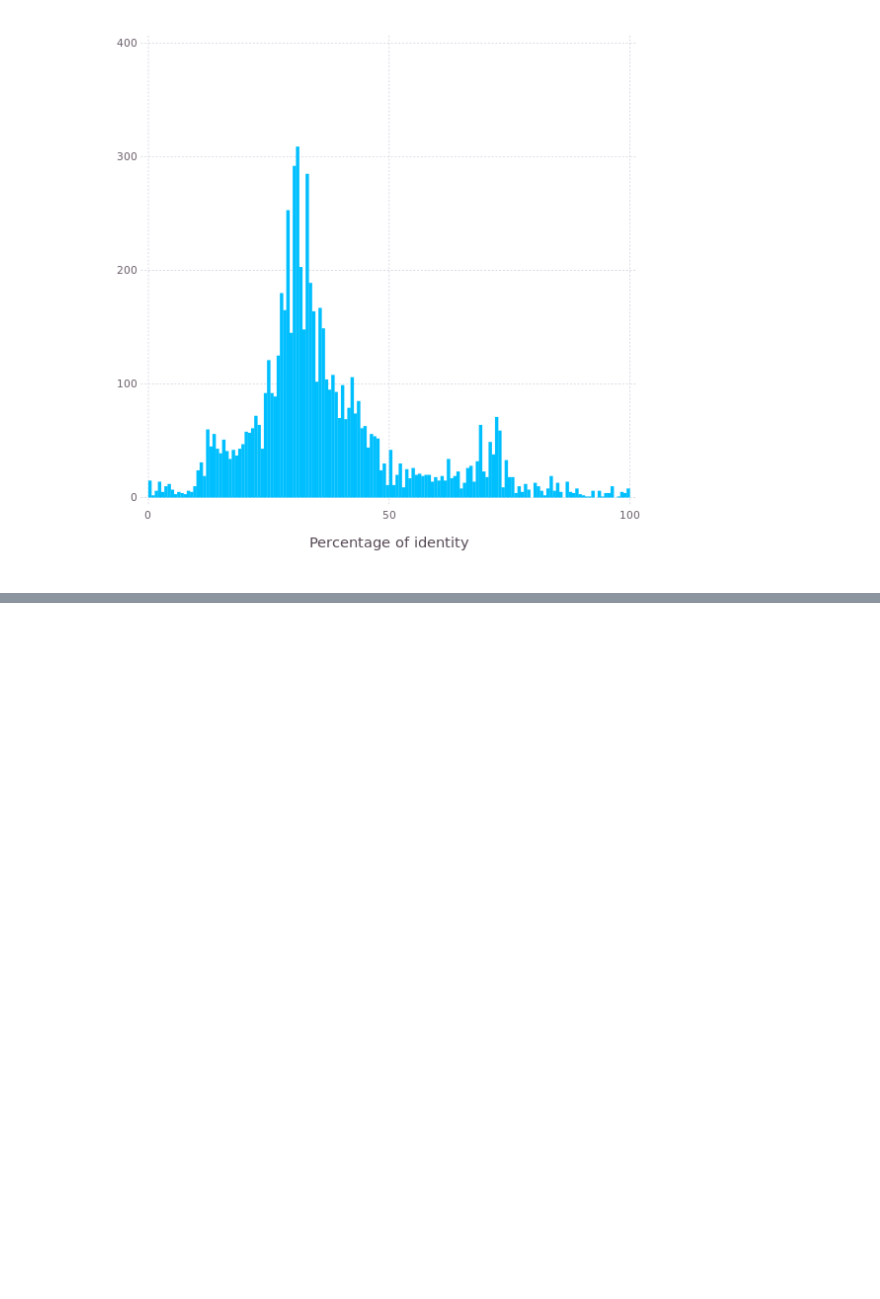
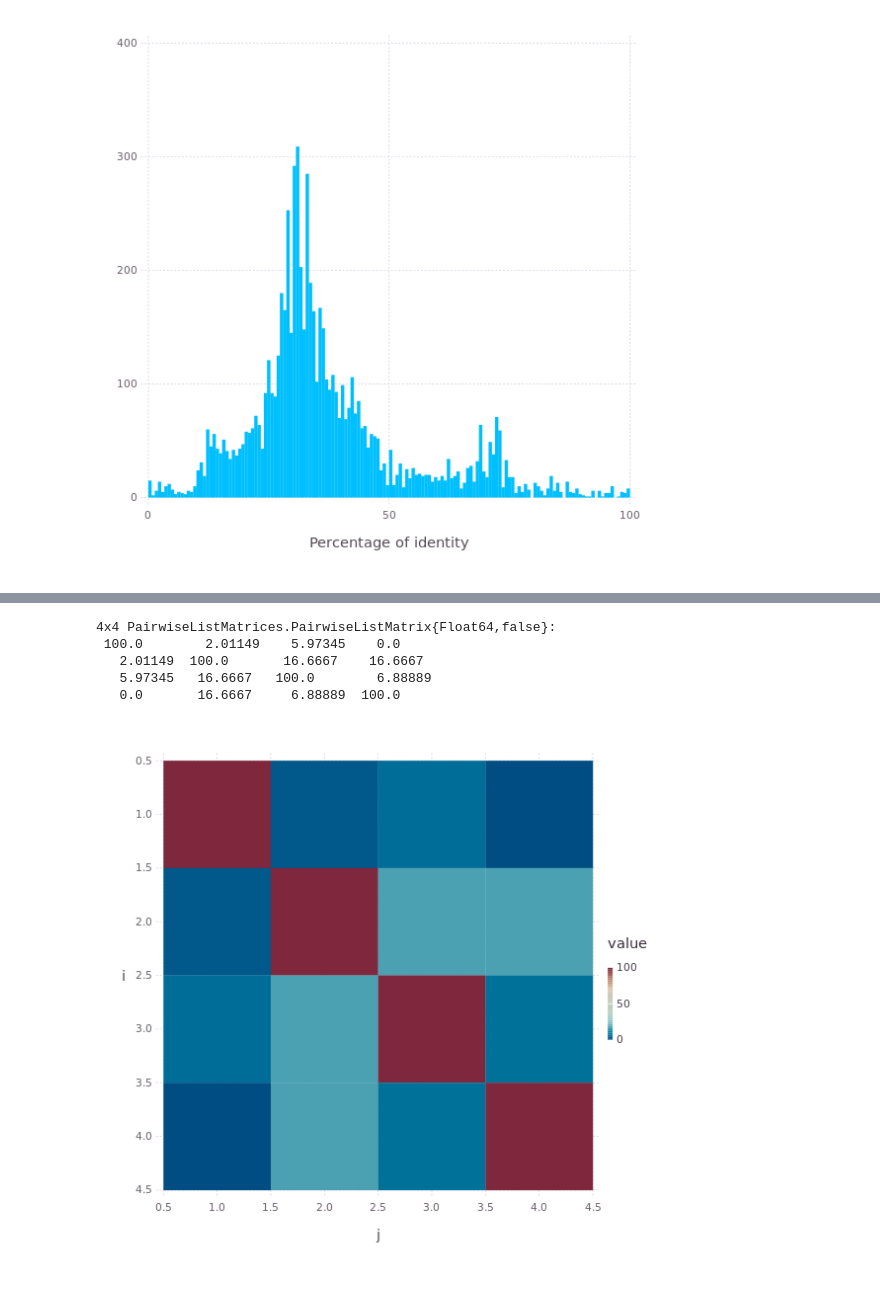
Before and after one commit to diegozea/MIToS.jl, a Jupyter notebook: docs/MSA.ipynb, the cells around one changed output, grey strips where cells are left out. Saved outputs shown, nothing was run; the diff lists cells and outputs as text; code cells hidden in the pictures; blank space fills up the shorter version.

```diff
--- a/docs/MSA.ipynb
+++ b/docs/MSA.ipynb
@@ -732,0 +743,2 @@ plot(x = pidtable[:,3], Geom.histogram, Guide.xlabel("Percentage of identity"))
+# %%
+msa = read("http://pfam.xfam.org/family/PF07388/alignment/full", Stockholm)
@@ -732,0 +754,12 @@ plot(x = pidtable[:,3], Geom.histogram, Guide.xlabel("Percentage of identity"))
+# %%
+pid = percentidentity(msa)
+# %% [output]
+4x4 PairwiseListMatrices.PairwiseListMatrix{Float64,false}:
+ 100.0        2.01149    5.97345    0.0
+   2.01149  100.0       16.6667    16.6667
+   5.97345   16.6667   100.0        6.88889
+   0.0       16.6667     6.88889  100.0
+# %%
+spy(pid)
+# %% [output]
+[figure, added]
```
Also changed, not shown: parts of 29 cells of this notebook, 2 other files.
